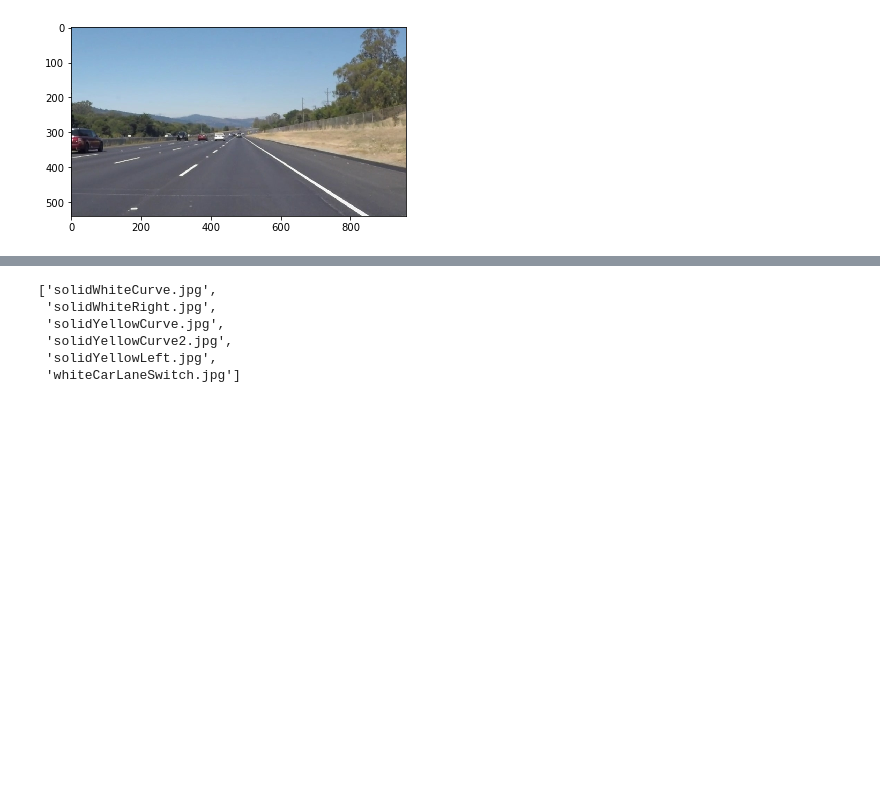
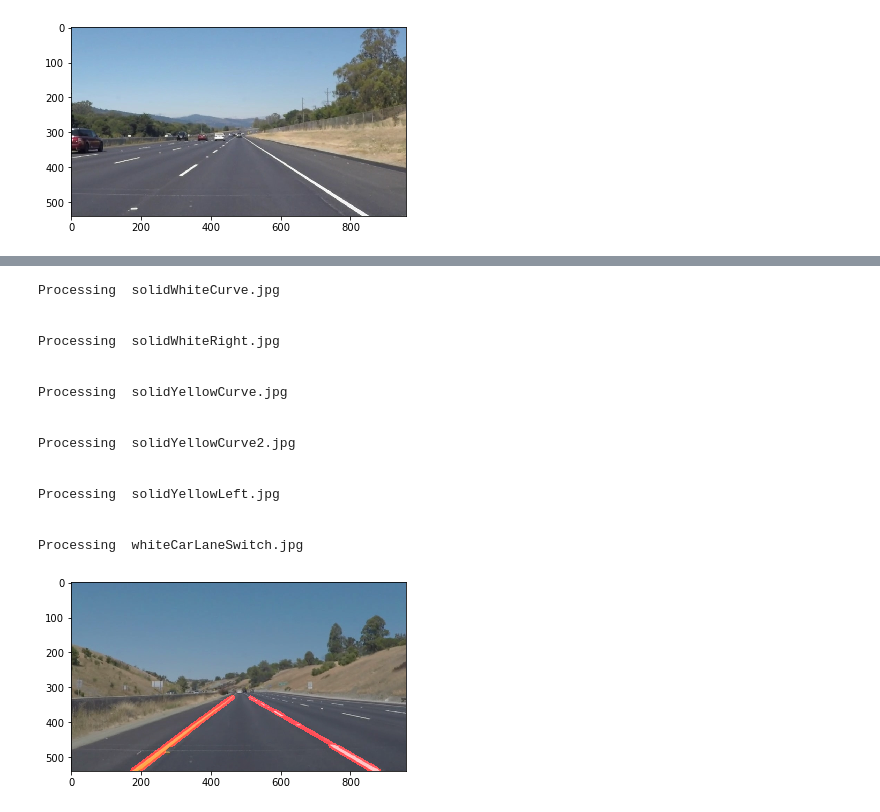
Before and after one commit to SalmanCode/DriverlessUdacity, a Jupyter notebook: FindingLanes.ipynb, the cells around one changed output, grey strips where cells are left out. Cells and saved outputs as stored; diff of their text form; code cells hidden in the pictures; blank space fills up the shorter version.

```diff
--- a/FindingLanes.ipynb
+++ b/FindingLanes.ipynb
@@ -21,9 +41,2 @@ import os
 # %%
-os.listdir("test_images/")
+files = os.listdir("test_images/")
-# %% [output]
-['solidWhiteCurve.jpg',
- 'solidWhiteRight.jpg',
- 'solidYellowCurve.jpg',
- 'solidYellowCurve2.jpg',
- 'solidYellowLeft.jpg',
- 'whiteCarLaneSwitch.jpg']
@@ -29,0 +195,50 @@ os.listdir("test_images/")
+# %%
+def process_image(imgName):
+    # Get image
+    image = mpimg.imread('test_images/'+imgName)
+
+    # Create gray image
+    grayImg = grayscale(image)
+
+    # Gaussian smoothing / blurring
+    gblur = gaussian_blur(grayImg, 5)
+
+    # Get Canny Img
+    edges = canny(gblur, 50, 150)
+
+    # Mask surroundings
+    imgShape = image.shape
+    polygon = np.array([ [(50, imgShape[0]), (460, 310), (490, 310), (imgShape[1]-50, imgShape[0]) ] ], dtype=np.int32)
+    roi = region_of_interest(edges, polygon)
+
+    # Hough Lines (img, rho, theta, threshold, min_line_len, max_line_gap)
+    hLines = hough_lines(roi, 1, np.pi/180, 22, 18, 1)
+
+    # Draw lines on edge image
+    imgWithLines = weighted_img(hLines,image)
+
+    plt.imshow(imgWithLines)
+    return imgWithLines
+# %%
+for file in files:
+    print("\nProcessing ",file,"\n")
+    pImage = process_image(file)
+    mpimg.imsave("output_images/"+file[:-4]+"processed.png", pImage)
+# %% [output]
+Processing  solidWhiteCurve.jpg
+
+
+Processing  solidWhiteRight.jpg
+
+
+Processing  solidYellowCurve.jpg
+
+
+Processing  solidYellowCurve2.jpg
+
+
+Processing  solidYellowLeft.jpg
+
+
+Processing  whiteCarLaneSwitch.jpg
+[figure, added]
```
Also changed, not shown: parts of 3 cells of this notebook.
